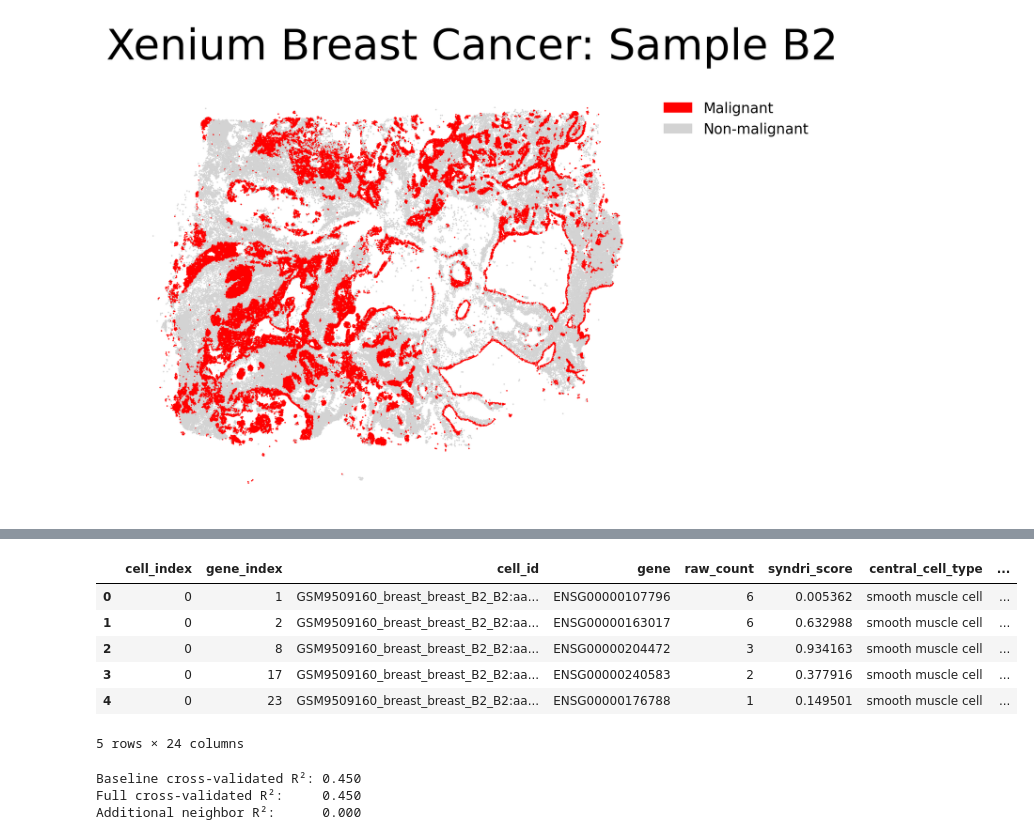
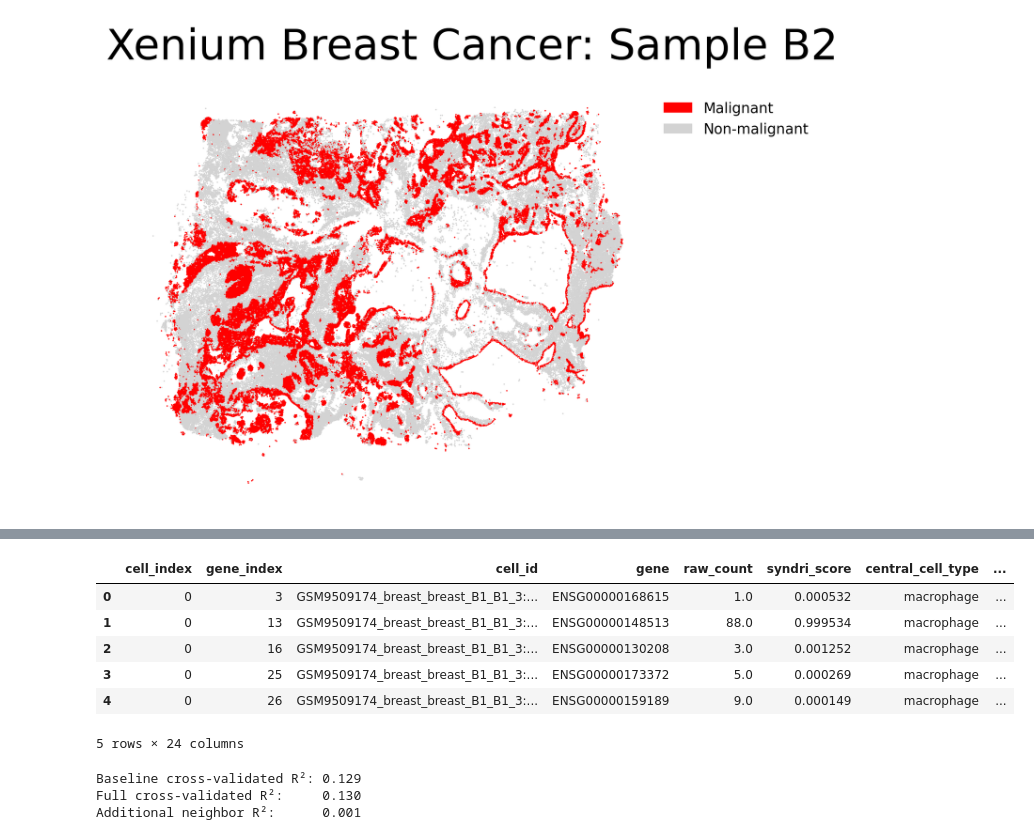
Before and after one commit to gkrieg/Syndri, a Jupyter notebook: eval/AttributeSyndriProbVariance.ipynb, the cells around one changed output, grey strips where cells are left out. Saved outputs shown, nothing was run; the diff lists cells and outputs as text; code cells hidden in the pictures.

```diff
--- a/eval/CompareRemovedTranscripts.ipynb
+++ b/eval/AttributeSyndriProbVariance.ipynb
@@ -1,5 +1,5 @@
 # %%
 import anndata as ad
 
-st_data = ad.read_h5ad('/work/magroup/skrieger/Syndri/data/xenium_noise_experiment/GSM9509160_breast_breast_B2_B2_rctd_annotated_dropout_1pct.h5ad')
+st_data = ad.read_h5ad('/work/magroup/skrieger/Syndri/data/trainsets/syndri_predictions/chromium_breast_train_with_admix_probs.h5ad')
 # sc_data = ad.read_h5ad('/work/magroup/skrieger/Syndri/data/split_sc_ref/breast_cancer_chromium.h5ad')
@@ -198,8 +198,8 @@ import numpy as np
 import pandas as pd
 from sklearn.neighbors import NearestNeighbors
 
-k = 6
-cell_type_col = "harmony_cell_type"
+k = 3
+cell_type_col = "cell_type"
 
 coords = st_data.obs[["x_centroid","y_centroid"]].values
 cell_types = st_data.obs[cell_type_col].astype(str)
@@ -242,8 +242,8 @@ neighbor_composition.head()
 # %%
 import scipy.sparse as sp
 
-raw_layer = st_data.layers["trial_0"]
-prob_layer = st_data.layers["admix_probs_trial_0"]
+raw_layer = st_data.X + st_data.layers["admixed_counts"]
+prob_layer = st_data.layers["admix_probs"]
 
 raw_coo = sp.coo_matrix(raw_layer)
 prob_csr = sp.csr_matrix(prob_layer)
@@ -275,38 +275,38 @@ evaluation_df["central_cell_type"] = (
 if "sample_replicate" in st_data.obs:
     evaluation_df["sample_replicate"] = (
         st_data.obs["sample_replicate"]
         .astype(str)
         .to_numpy()[cell_indices]
     )
 else:
     evaluation_df["sample_replicate"] = "single_sample"
 
 # Logit-transform the scores
 epsilon = 1e-5
 
 p = evaluation_df["syndri_score"].clip(
     epsilon,
     1 - epsilon,
 )
 
 evaluation_df["syndri_logit"] = np.log(
     p / (1 - p)
 )
 
 # Attach each cell's neighborhood composition
 evaluation_df = evaluation_df.join(
     neighbor_composition,
     on="cell_id",
 )
 
 evaluation_df.head()
 # %% [output]
 |  | cell_index | gene_index | cell_id | gene | raw_count | syndri_score | central_cell_type | ... |
-| 0 | 0 | 1 | GSM9509160_breast_breast_B2_B2:aa... | ENSG00000107796 | 6 | 0.005362 | smooth muscle cell | ... |
-| 1 | 0 | 2 | GSM9509160_breast_breast_B2_B2:aa... | ENSG00000163017 | 6 | 0.632988 | smooth muscle cell | ... |
-| 2 | 0 | 8 | GSM9509160_breast_breast_B2_B2:aa... | ENSG00000204472 | 3 | 0.934163 | smooth muscle cell | ... |
-| 3 | 0 | 17 | GSM9509160_breast_breast_B2_B2:aa... | ENSG00000240583 | 2 | 0.377916 | smooth muscle cell | ... |
-| 4 | 0 | 23 | GSM9509160_breast_breast_B2_B2:aa... | ENSG00000176788 | 1 | 0.149501 | smooth muscle cell | ... |
+| 0 | 0 | 3 | GSM9509174_breast_breast_B1_B1_3:... | ENSG00000168615 | 1.0 | 0.000532 | macrophage | ... |
+| 1 | 0 | 13 | GSM9509174_breast_breast_B1_B1_3:... | ENSG00000148513 | 88.0 | 0.999534 | macrophage | ... |
+| 2 | 0 | 16 | GSM9509174_breast_breast_B1_B1_3:... | ENSG00000130208 | 3.0 | 0.001252 | macrophage | ... |
+| 3 | 0 | 25 | GSM9509174_breast_breast_B1_B1_3:... | ENSG00000173372 | 5.0 | 0.000269 | macrophage | ... |
+| 4 | 0 | 26 | GSM9509174_breast_breast_B1_B1_3:... | ENSG00000159189 | 9.0 | 0.000149 | macrophage | ... |
 5 rows × 24 columns
 # %%
 import numpy as np
@@ -456,9 +456,9 @@ print(f"Baseline cross-validated R²: {baseline_mean:.3f}")
 print(f"Full cross-validated R²:     {full_mean:.3f}")
 print(f"Additional neighbor R²:      {neighbor_delta:.3f}")
 # %% [output]
-Baseline cross-validated R²: 0.450
-Full cross-validated R²:     0.450
-Additional neighbor R²:      0.000
+Baseline cross-validated R²: 0.129
+Full cross-validated R²:     0.130
+Additional neighbor R²:      0.001
 # %%
 import numpy as np
 import pandas as pd
```
Also changed, not shown: parts of 5 cells of this notebook, 6 other files.
